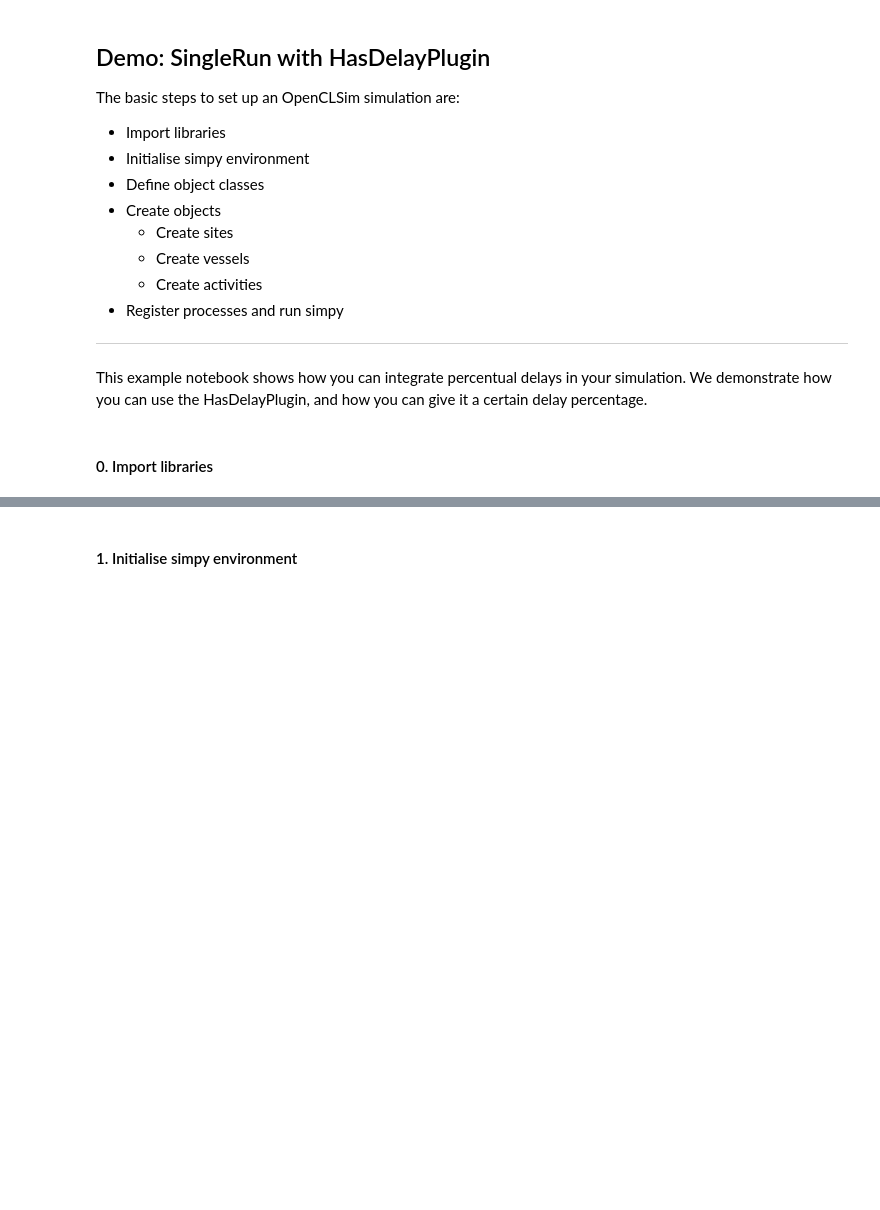
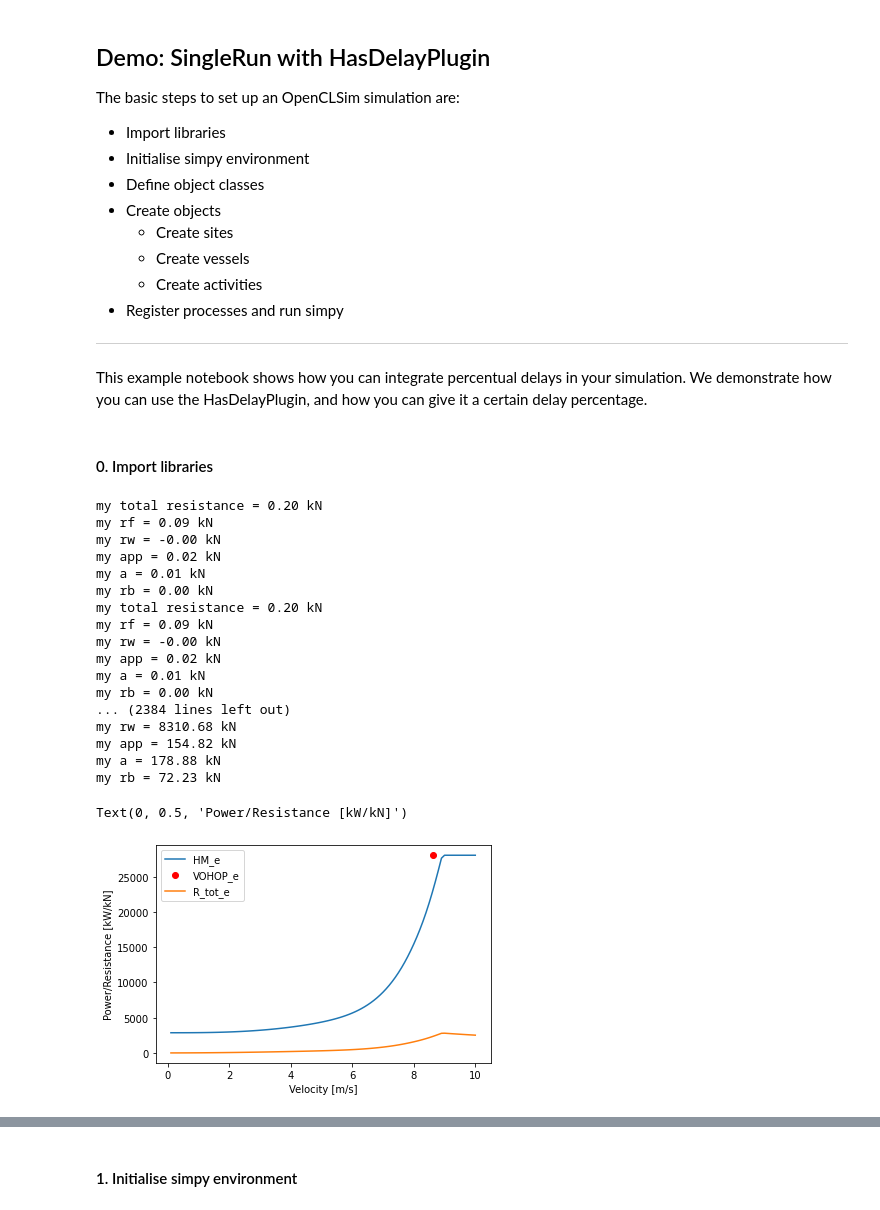
Before and after one commit to TUDelft-CITG/OpenCLSim, a Jupyter notebook: notebooks/26_SingleRun_with_HasEnergyPlugin.ipynb, the cells around one changed output, grey strips where cells are left out. Cells and saved outputs as stored; diff of their text form; code cells hidden in the pictures; blank space fills up the shorter version.

```diff
--- a/notebooks/26_SingleRun_with_HasEnergyPlugin.ipynb
+++ b/notebooks/26_SingleRun_with_HasEnergyPlugin.ipynb
@@ -389,0 +416,45 @@ class EnergyPlugin(model.AbstractPluginClass):
+# %%
+V_0 = np.linspace(0.1,10,100)
+x = np.zeros(100) # Power empty
+y=np.zeros(100) # Resistance empty, resistance op de 2e verticale as zetten
+z=np.zeros(100)
+w=np.zeros(100)
+x[0]=V_0[0]
+for i in range(100):
+    x[i]=calculate_power(V_0[i], T = 5.9, T_F = 3.29)
+    y[i] =(calculate_power(V_0[i],T=5.9,T_F = 3.29)-2863.6)/V_0[i] # vervangen in formules
+    z[i]=calculate_power(V_0[i], T = 13.55, T_F = 13.64)
+    w[i] =(calculate_power(V_0[i],T=13.55,T_F = 13.64)-2863.6)/V_0[i]
+
+plt.plot(V_0,x)
+plt.plot(8.64,28064, 'ro')
+plt.plot(V_0,y)
+plt.legend(['HM_e', 'VOHOP_e','R_tot_e'])
+plt.xlabel('Velocity [m/s]')
+plt.ylabel('Power/Resistance [kW/kN]')
+
+# plt.plot(V_0,z)
+# plt.plot(V_0,w)
+# plt.plot(7.92,28064,'bo')
+# plt.legend(['HM_f', 'R_tot_f','VOHOP_f'])
+# plt.title('Power x velocity Empty')
+# %% [output]
+my total resistance = 0.20 kN
+my rf = 0.09 kN
+my rw = -0.00 kN
+my app = 0.02 kN
+my a = 0.01 kN
+my rb = 0.00 kN
+my total resistance = 0.20 kN
+my rf = 0.09 kN
+my rw = -0.00 kN
+my app = 0.02 kN
+my a = 0.01 kN
+my rb = 0.00 kN
+... (2384 lines left out)
+my rw = 8310.68 kN
+my app = 154.82 kN
+my a = 178.88 kN
+my rb = 72.23 kN
+Text(0, 0.5, 'Power/Resistance [kW/kN]')
+[figure, added]
```
Also changed, not shown: parts of 21 cells of this notebook.
